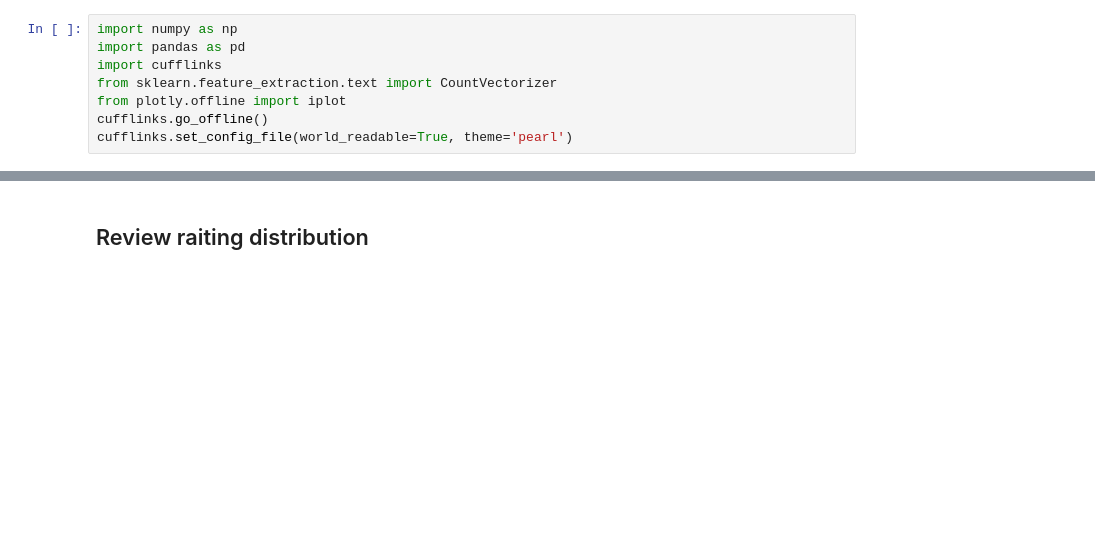
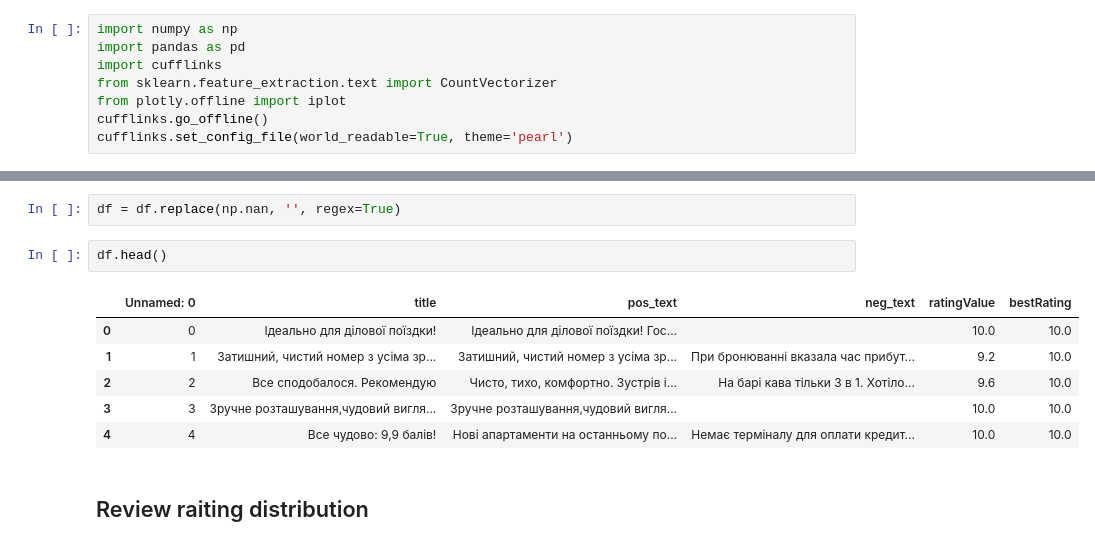
Before and after one commit to DmytroBabenko/Detect-emotion-sentimental, a Jupyter notebook: data-analysis.ipynb, the cells around one changed output, grey strips where cells are left out. Drawn from its saved outputs; the diff is of its cells as text; blank space fills up the shorter version.

```diff
--- a/data-analysis.ipynb
+++ b/data-analysis.ipynb
@@ -22,3 +63,14 @@ df[:5]
+# %%
+df = df.replace(np.nan, '', regex=True)
+# %%
+df.head()
+# %% [output]
+|  | Unnamed: 0 | title | pos_text | neg_text | ratingValue | bestRating |
+| 0 | 0 | Ідеально для ділової поїздки! | Ідеально для ділової поїздки! Гос... |  | 10.0 | 10.0 |
+| 1 | 1 | Затишний, чистий номер з усіма зр... | Затишний, чистий номер з усіма зр... | При бронюванні вказала час прибут... | 9.2 | 10.0 |
+| 2 | 2 | Все сподобалося. Рекомендую | Чисто, тихо, комфортно. Зустрів і... | На барі кава тільки 3 в 1. Хотіло... | 9.6 | 10.0 |
+| 3 | 3 | Зручне розташування,чудовий вигля... | Зручне розташування,чудовий вигля... |  | 10.0 | 10.0 |
+| 4 | 4 | Все чудово: 9,9 балів! | Нові апартаменти на останньому по... | Немає терміналу для оплати кредит... | 10.0 | 10.0 |
 # %% [markdown]
 ## Review raiting distribution
 # %%
```
Also changed, not shown: parts of 12 cells of this notebook.
